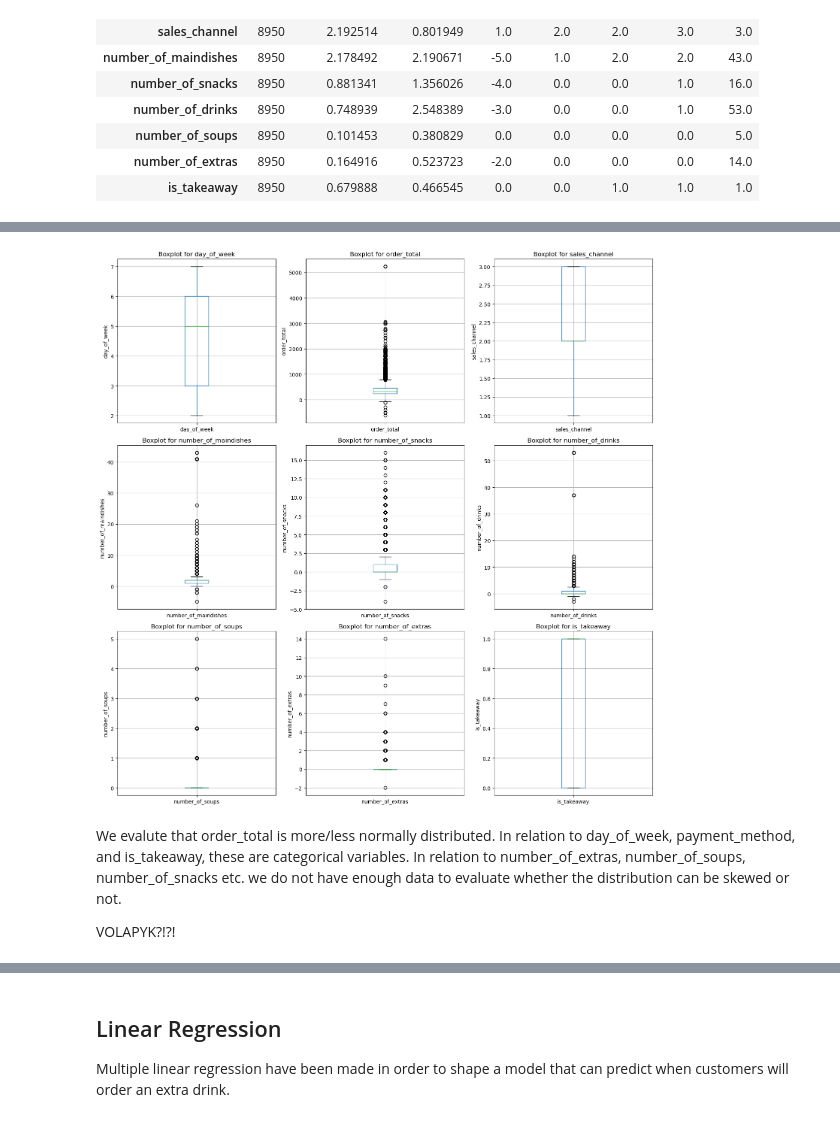
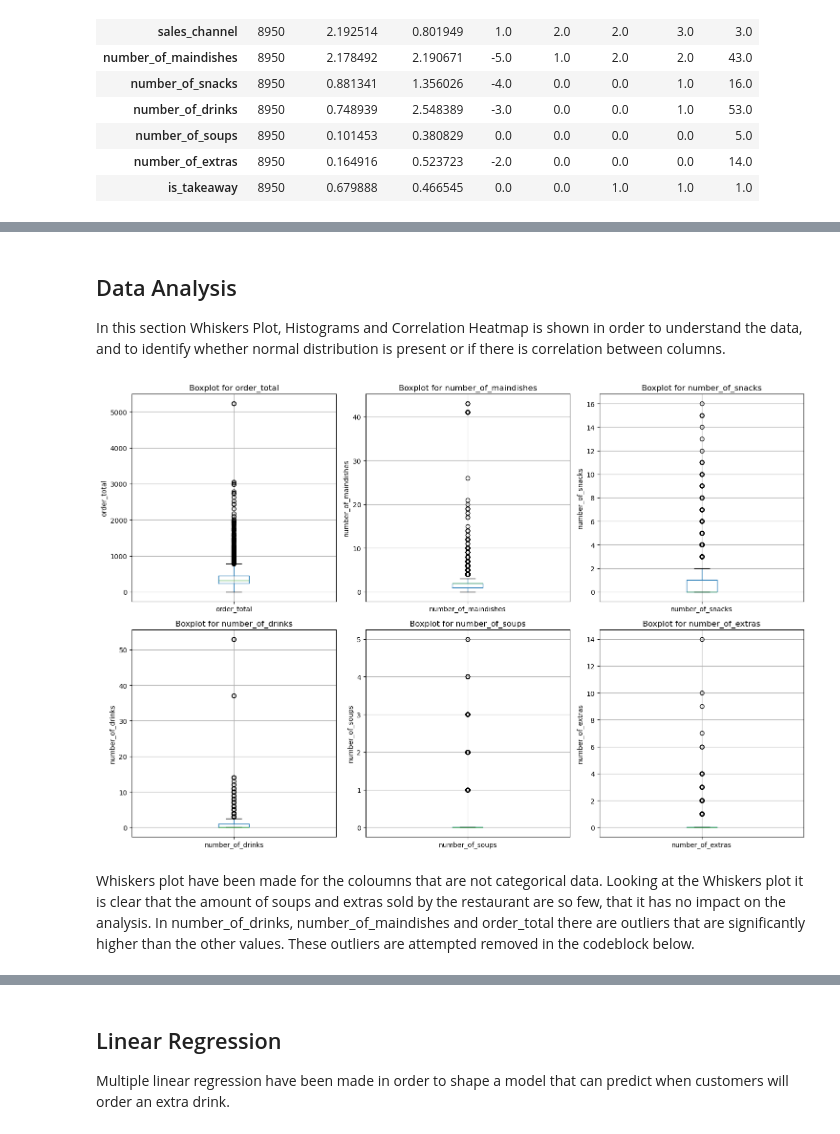
Before and after one commit to AndyTheDragon/dat4bi_examproject, a Jupyter notebook: report.ipynb, the cells around one changed output, grey strips where cells are left out. Saved outputs shown, nothing was run; the diff lists cells and outputs as text; code cells hidden in the pictures.

```diff
--- a/report.ipynb
+++ b/report.ipynb
@@ -42,8 +56,12 @@ We have removed the columns 'datetime' and 'order_id' as they are not relevant f
+# %% [markdown]
+## Data Analysis
+
+In this section Whiskers Plot, Histograms and Correlation Heatmap is shown in order to understand the data, and to identify whether normal distribution is present or if there is correlation between columns.
 # %%
-pl.show_boxplots(df, layout='grid')
+fig = pl.show_boxplots(df[['order_total', 'number_of_maindishes', 'number_of_snacks', 'number_of_drinks', 'number_of_soups', 'number_of_extras']], layout='grid')
 # %% [output]
-[figure, old version]
+[figure, new version]
 # %% [markdown]
-We evalute that order_total is more/less normally distributed. In relation to day_of_week, payment_method, and is_takeaway, these are categorical variables. In relation to number_of_extras, number_of_soups, number_of_snacks etc. we do not have enough data to evaluate whether the distribution can be skewed or not.
-
-VOLAPYK?!?!
+Whiskers plot have been made for the coloumns that are not categorical data.
+Looking at the Whiskers plot it is clear that the amount of soups and extras sold by the restaurant are so few, that it has no impact on the analysis.
+In number_of_drinks, number_of_maindishes and order_total there are outliers that are significantly higher than the other values. These outliers are attempted removed in the codeblock below.
```
Also changed, not shown: parts of 20 cells of this notebook, 1 other file.
